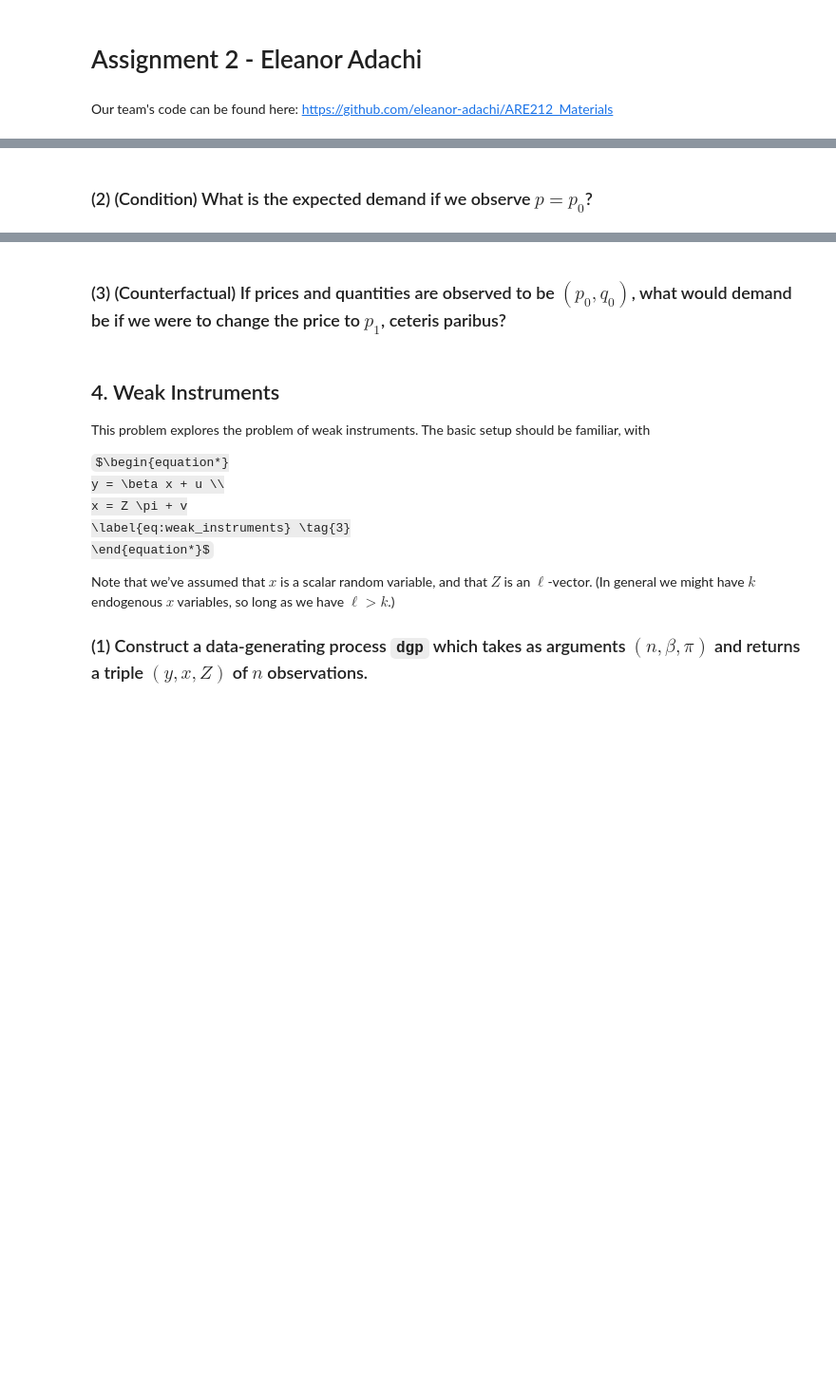
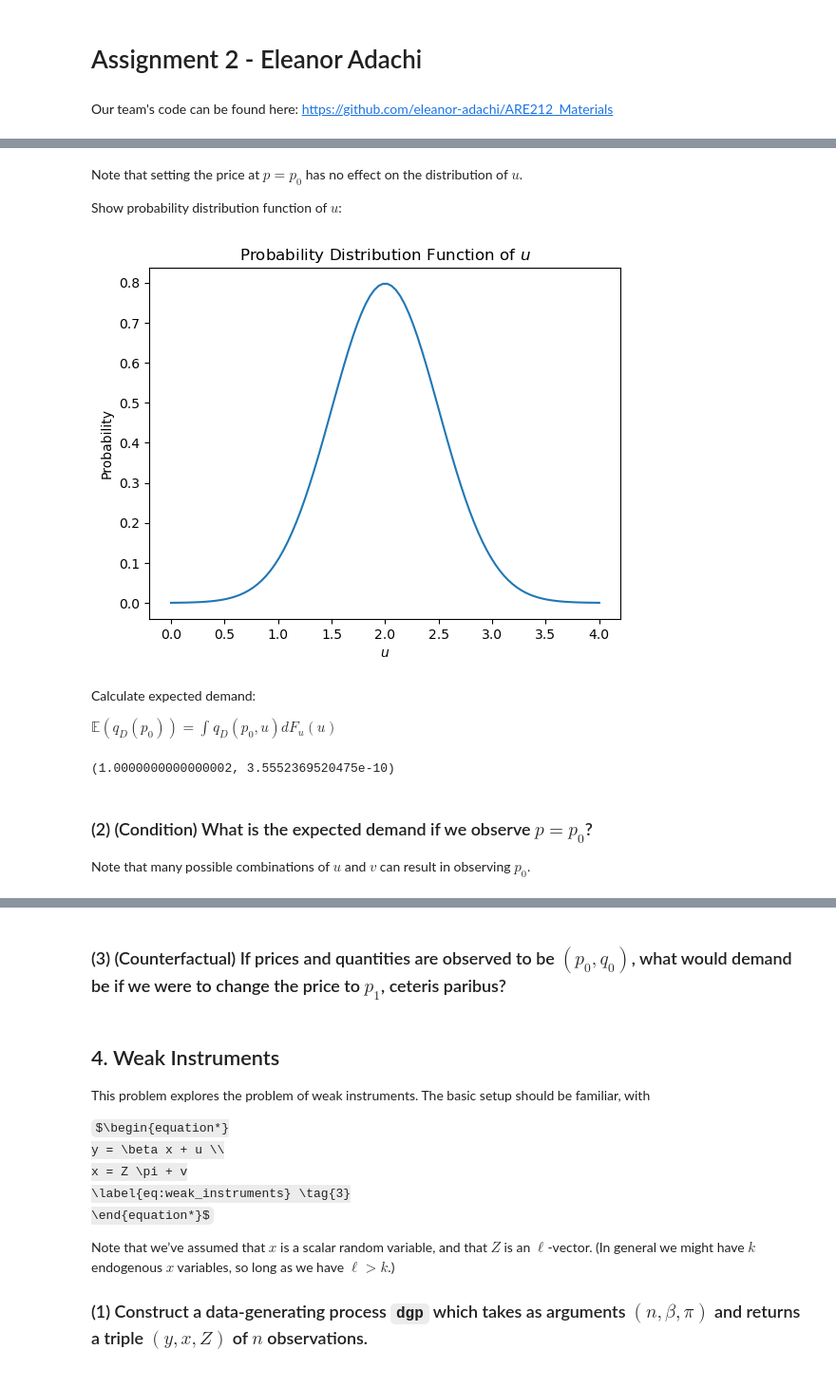
Before and after one commit to eleanor-adachi/ARE212_Materials, a Jupyter notebook: Assignments/assignment2/assignment2_ea.ipynb, the cells around one changed output, grey strips where cells are left out. Shown at 95% size. Cells and saved outputs as stored; diff of their text form; code cells hidden in the pictures; some formulas as TeX source; blank space fills up the shorter version.

```diff
--- a/Assignments/assignment2/assignment2_ea.ipynb
+++ b/Assignments/assignment2/assignment2_ea.ipynb
@@ -24,0 +49,28 @@ Answers could be mathematical expressions, or code that answers the question for
+# %%
+import numpy as np
+import pandas as pd
+from scipy.stats import distributions as iid
+
+# Structural parameters;
+(α,β) = (-1,2)
+σ = {'u':1/2,'v':1/3}
+μ = {'u':2,'v':-1}
+
+# u,v assumed independent
+u = iid.norm(loc=μ['u'], scale=σ['u'])  # Demand shocks
+v = iid.norm(loc=μ['v'], scale=σ['v'])  # Supply shocks
+
+# Reduced form coefficients
+π = [[-β/(α - β), -1/(α - β)],
+     [ α/(α - β), 1/(α - β)]]
+
+# Generate N realizations of system
+# Outcomes Y have columns (q,p)
+N = 10
+
+# Arrange shocks into an Nx2 matrix
+U = np.c_[u.rvs(N), v.rvs(N)]
+
+# Matrix product gives [q,p]; label by putting into df
+df = pd.DataFrame(U@π,columns=['q','p'])
+Udf = pd.DataFrame(U,columns=['u','v']) # For future reference
@@ -25,2 +106,32 @@ Answers could be mathematical expressions, or code that answers the question for
+# %% [markdown]
+Note that setting the price at $p = p_0$ has no effect on the distribution of $u$.
+
+Show probability distribution function of $u$:
+# %%
+import numpy as np
+
+X = np.linspace(0,4,100).tolist()
+
+plt.plot(X, [u.pdf(z) for z in X])
+plt.xlabel('$u$')
+plt.ylabel('Probability')
+plt.title('Probability Distribution Function of $u$')
+plt.show()
+# %% [output]
+[figure, added]
+# %% [markdown]
+Calculate expected demand:
+
+$\mathbb{E}(q_D(p_0)) = \int_{}^{} q_D(p_0, u)dF_u(u)$
+# %%
+from scipy.integrate import quad
+
+D_exp = quad(lambda x: (α*p0 + x)*u.pdf(x), -np.inf, np.inf)
+
+D_exp
+# %% [output]
+(1.0000000000000002, 3.5552369520475e-10)
 # %% [markdown]
 ### (2) (Condition) What is the expected demand if we observe $p = p_0$?
+
+Note that many possible combinations of $u$ and $v$ can result in observing $p_0$.
```
Also changed, not shown: parts of 8 cells of this notebook.
